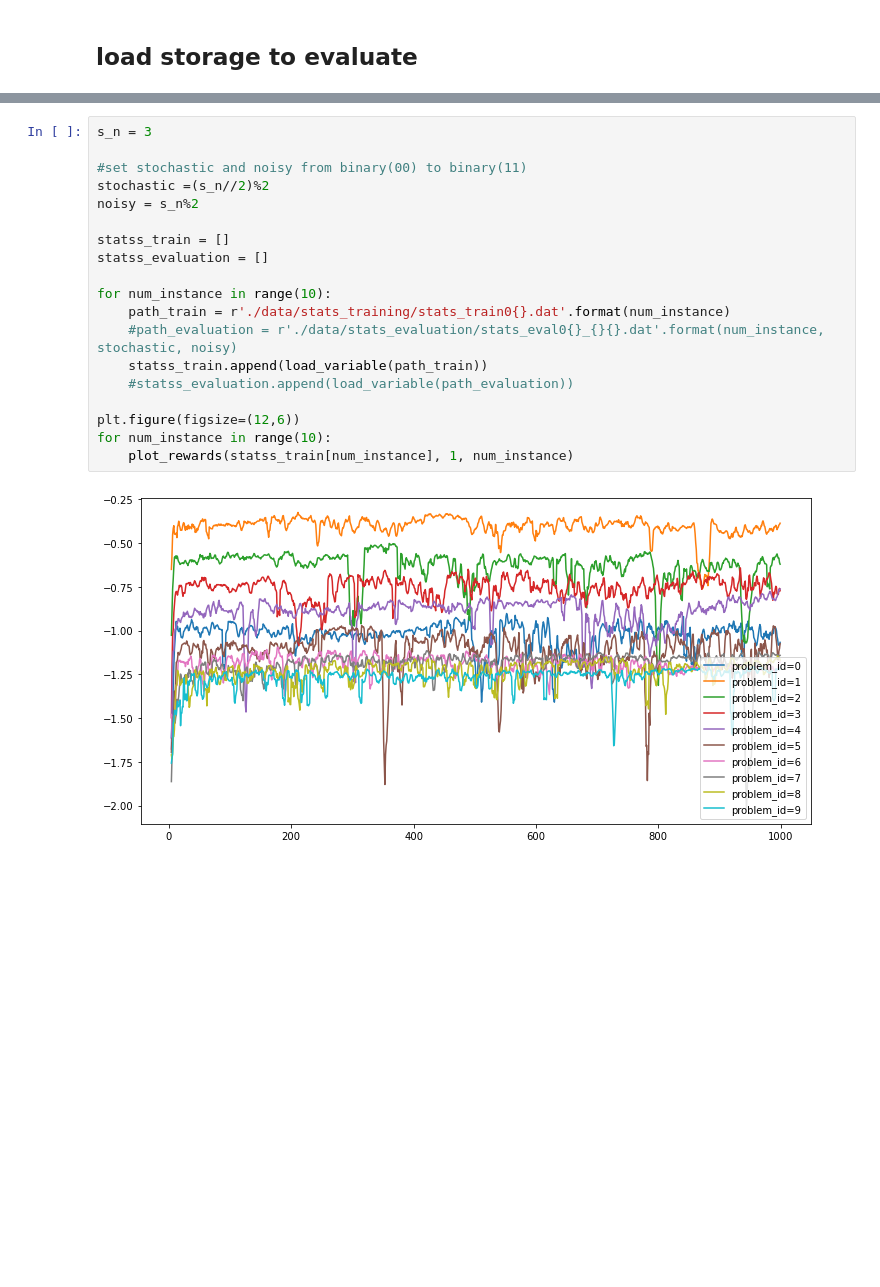
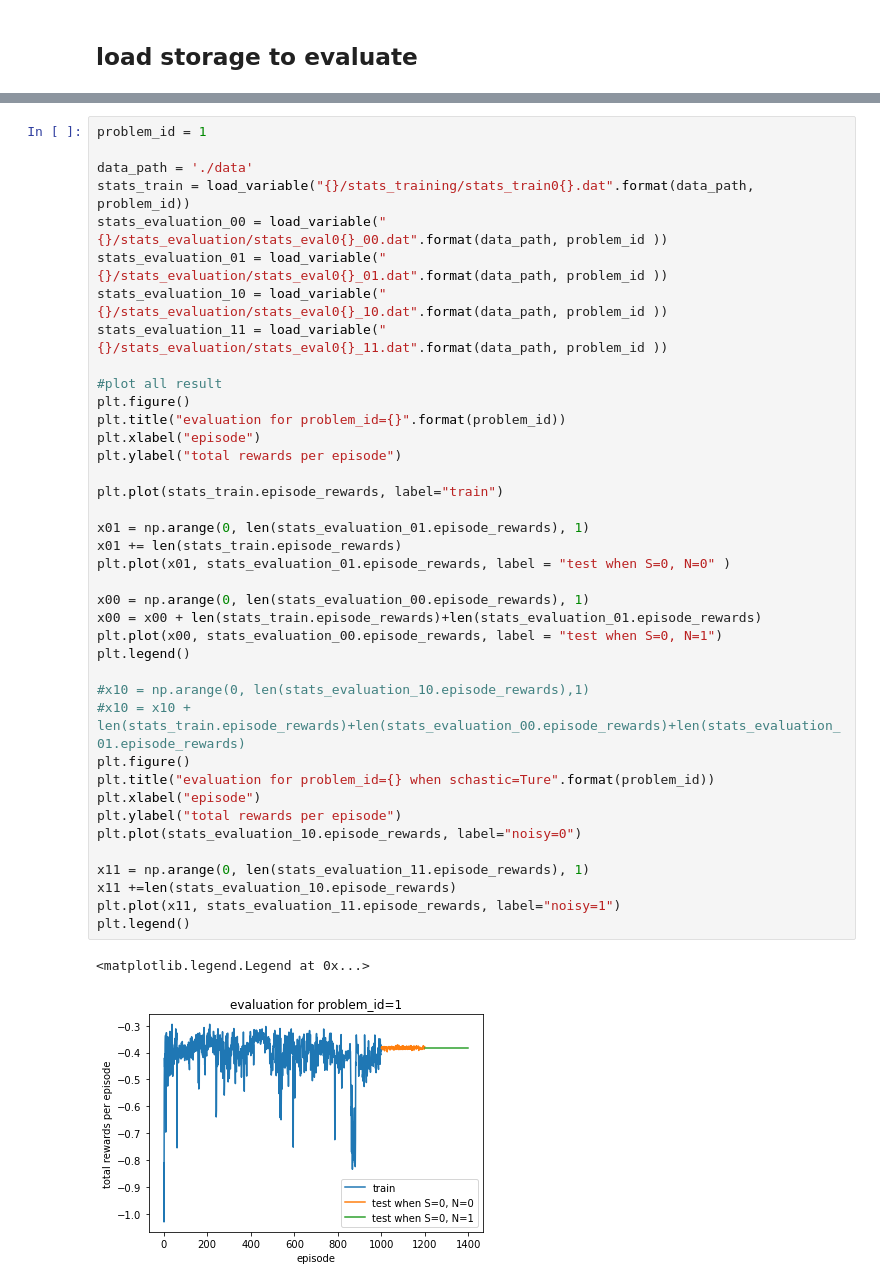
Before and after one commit to WayenVan/CovidResponesReinforcement, a Jupyter notebook: QlernNN_WangJingyan/run_eval.ipynb, the cells around one changed output, grey strips where cells are left out. Drawn from its saved outputs; the diff is of its cells as text; blank space fills up the shorter version.

Commit message:
add evaluation demo

```diff
--- a/QlernNN_WangJingyan/run_eval.ipynb
+++ b/QlernNN_WangJingyan/run_eval.ipynb
@@ -44,23 +46,44 @@ for num_instance in range(10):
 # %% [output]
 [figure]
-# %%
-s_n = 3
-
-#set stochastic and noisy from binary(00) to binary(11)
-stochastic =(s_n//2)%2
-noisy = s_n%2
-
-statss_train = []
-statss_evaluation = []
-
-for num_instance in range(10):
-    path_train = r'./data/stats_training/stats_train0{}.dat'.format(num_instance)
-    #path_evaluation = r'./data/stats_evaluation/stats_eval0{}_{}{}.dat'.format(num_instance, stochastic, noisy)
-    statss_train.append(load_variable(path_train))
-    #statss_evaluation.append(load_variable(path_evaluation))
-
-plt.figure(figsize=(12,6))
-for num_instance in range(10):
-    plot_rewards(statss_train[num_instance], 1, num_instance)
-# %% [output]
-[figure, removed]
+# %%
+problem_id = 1
+
+data_path = './data'
+stats_train = load_variable("{}/stats_training/stats_train0{}.dat".format(data_path, problem_id))
+stats_evaluation_00 = load_variable("{}/stats_evaluation/stats_eval0{}_00.dat".format(data_path, problem_id ))
+stats_evaluation_01 = load_variable("{}/stats_evaluation/stats_eval0{}_01.dat".format(data_path, problem_id ))
+stats_evaluation_10 = load_variable("{}/stats_evaluation/stats_eval0{}_10.dat".format(data_path, problem_id ))
+stats_evaluation_11 = load_variable("{}/stats_evaluation/stats_eval0{}_11.dat".format(data_path, problem_id ))
+
+#plot all result
+plt.figure()
+plt.title("evaluation for problem_id={}".format(problem_id))
+plt.xlabel("episode")
+plt.ylabel("total rewards per episode")
+
+plt.plot(stats_train.episode_rewards, label="train")
+
+x01 = np.arange(0, len(stats_evaluation_01.episode_rewards), 1)
+x01 += len(stats_train.episode_rewards)
+plt.plot(x01, stats_evaluation_01.episode_rewards, label = "test when S=0, N=0" )
+
+x00 = np.arange(0, len(stats_evaluation_00.episode_rewards), 1)
+x00 = x00 + len(stats_train.episode_rewards)+len(stats_evaluation_01.episode_rewards)
+plt.plot(x00, stats_evaluation_00.episode_rewards, label = "test when S=0, N=1")
+plt.legend()
+
+#x10 = np.arange(0, len(stats_evaluation_10.episode_rewards),1)
+#x10 = x10 +  len(stats_train.episode_rewards)+len(stats_evaluation_00.episode_rewards)+len(stats_evaluation_01.episode_rewards)
+plt.figure()
+plt.title("evaluation for problem_id={} when schastic=Ture".format(problem_id))
+plt.xlabel("episode")
+plt.ylabel("total rewards per episode")
+plt.plot(stats_evaluation_10.episode_rewards, label="noisy=0")
+
+x11 = np.arange(0, len(stats_evaluation_11.episode_rewards), 1)
+x11 +=len(stats_evaluation_10.episode_rewards)
+plt.plot(x11, stats_evaluation_11.episode_rewards, label="noisy=1")
+plt.legend()
+# %% [output]
+<matplotlib.legend.Legend at 0x...>
+[figure, added]
```
Also changed, not shown: parts of 2 cells of this notebook, 2 other files.
